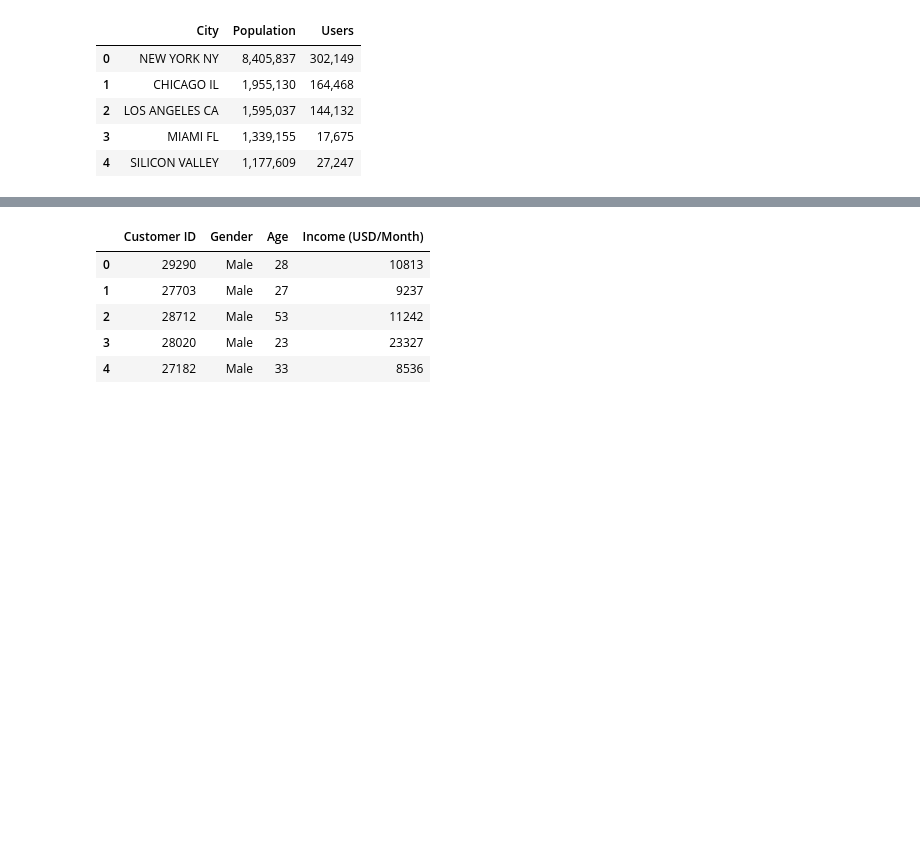
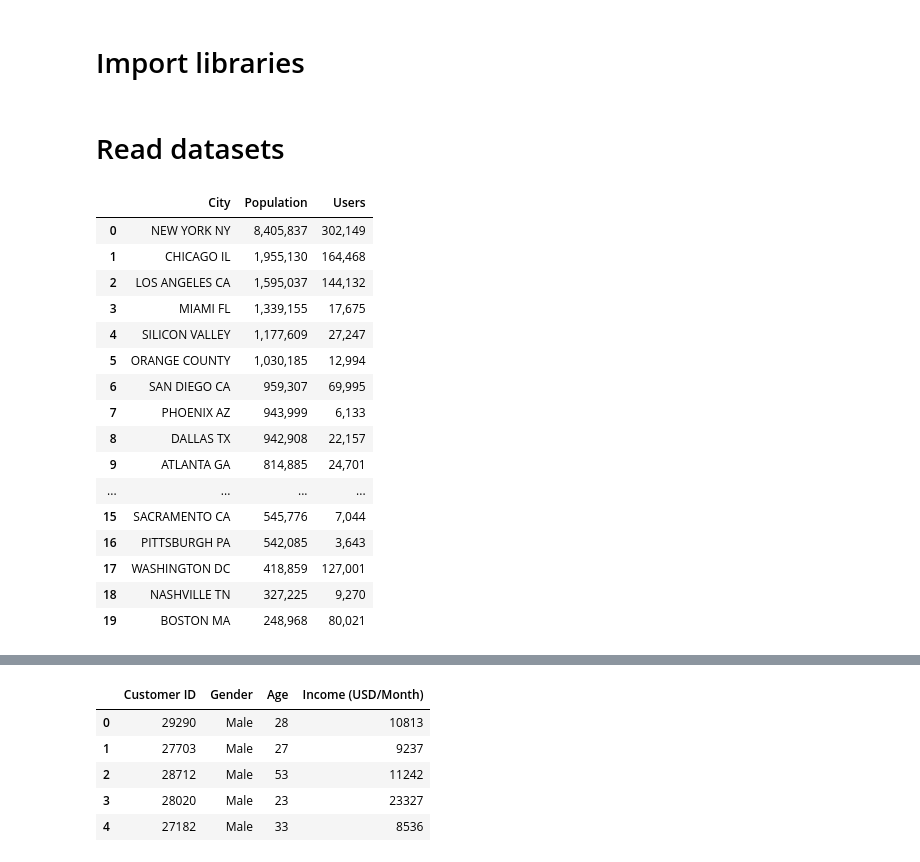
Before and after one commit to Mariamali2001/Data_Glacier_virtual_internship, a Jupyter notebook: Week2/Notebook.ipynb, the cells around one changed output, grey strips where cells are left out. Saved outputs shown, nothing was run; the diff lists cells and outputs as text; code cells hidden in the pictures; blank space fills up the shorter version.

Commit message:
read and merge and clean dataset

```diff
--- a/Week2/Notebook.ipynb
+++ b/Week2/Notebook.ipynb
@@ -1,13 +1,28 @@
+# %% [markdown]
+# Import libraries
 # %%
 import numpy as np
 import pandas as pd
+# %% [markdown]
+# Read datasets
 # %%
 City = pd.read_csv('City.csv')
-City.head()
+City
 # %% [output]
 |  | City | Population | Users |
 | 0 | NEW YORK NY | 8,405,837 | 302,149 |
 | 1 | CHICAGO IL | 1,955,130 | 164,468 |
 | 2 | LOS ANGELES CA | 1,595,037 | 144,132 |
 | 3 | MIAMI FL | 1,339,155 | 17,675 |
 | 4 | SILICON VALLEY | 1,177,609 | 27,247 |
+| 5 | ORANGE COUNTY | 1,030,185 | 12,994 |
+| 6 | SAN DIEGO CA | 959,307 | 69,995 |
+| 7 | PHOENIX AZ | 943,999 | 6,133 |
+| 8 | DALLAS TX | 942,908 | 22,157 |
+| 9 | ATLANTA GA | 814,885 | 24,701 |
+| ... | ... | ... | ... |
+| 15 | SACRAMENTO CA | 545,776 | 7,044 |
+| 16 | PITTSBURGH PA | 542,085 | 3,643 |
+| 17 | WASHINGTON DC | 418,859 | 127,001 |
+| 18 | NASHVILLE TN | 327,225 | 9,270 |
+| 19 | BOSTON MA | 248,968 | 80,021 |
```
Also changed, not shown: parts of 27 cells of this notebook.
